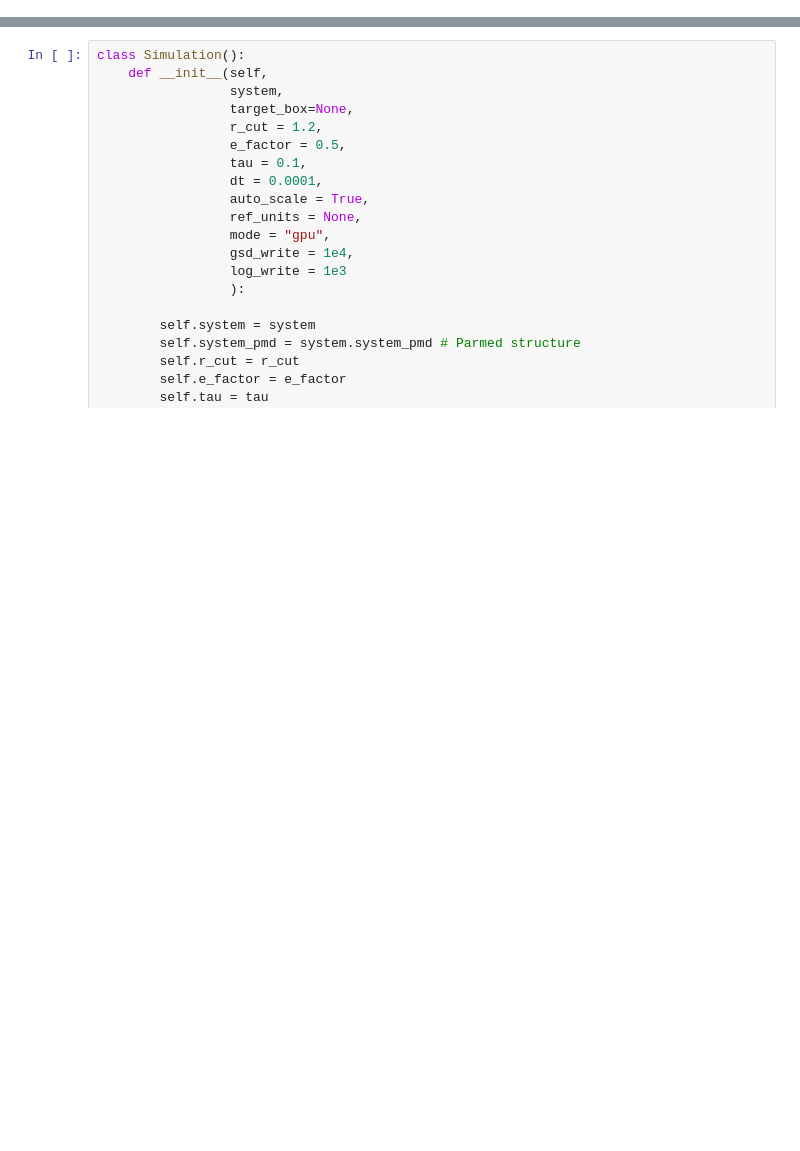
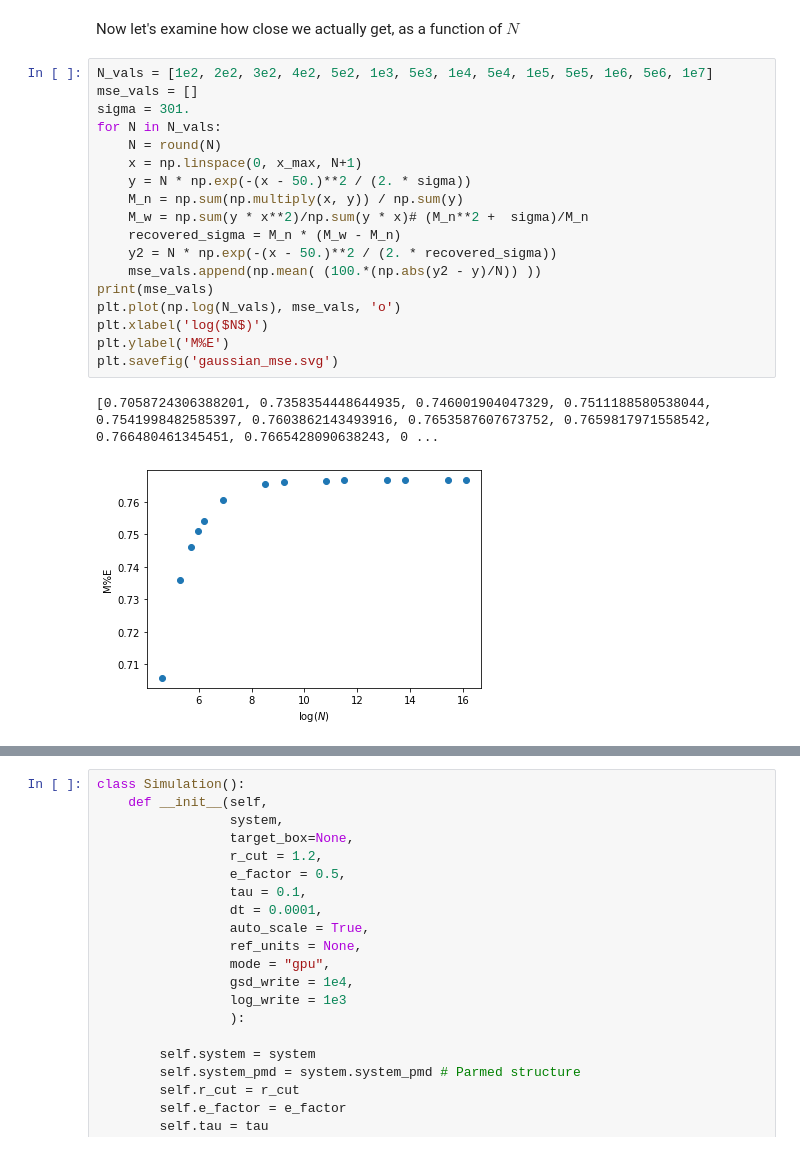
Before and after one commit to cmelab/polybinder, a Jupyter notebook: uli_init/system-init.ipynb, the cells around one changed output, grey strips where cells are left out. Cells and saved outputs as stored; diff of their text form; blank space fills up the shorter version.

```diff
--- a/uli_init/system-init.ipynb
+++ b/uli_init/system-init.ipynb
@@ -47,0 +69,23 @@ Actual sigma: 301.0
+# %% [markdown]
+Now let's examine how close we actually get, as a function of $N$
+# %%
+N_vals = [1e2, 2e2, 3e2, 4e2, 5e2, 1e3, 5e3, 1e4, 5e4, 1e5, 5e5, 1e6, 5e6, 1e7]
+mse_vals = []
+sigma = 301.
+for N in N_vals:
+    N = round(N)
+    x = np.linspace(0, x_max, N+1)
+    y = N * np.exp(-(x - 50.)**2 / (2. * sigma))
+    M_n = np.sum(np.multiply(x, y)) / np.sum(y)
+    M_w = np.sum(y * x**2)/np.sum(y * x)# (M_n**2 +  sigma)/M_n
+    recovered_sigma = M_n * (M_w - M_n)
+    y2 = N * np.exp(-(x - 50.)**2 / (2. * recovered_sigma))
+    mse_vals.append(np.mean( (100.*(np.abs(y2 - y)/N)) ))
+print(mse_vals)
+plt.plot(np.log(N_vals), mse_vals, 'o')
+plt.xlabel('log($N$)')
+plt.ylabel('M%E')
+plt.savefig('gaussian_mse.svg')
+# %% [output]
+[0.7058724306388201, 0.7358354448644935, 0.746001904047329, 0.7511188580538044, 0.7541998482585397, 0.7603862143493916, 0.7653587607673752, 0.7659817971558542, 0.766480461345451, 0.7665428090638243, 0 ...
+[figure, added]
```
Also changed, not shown: parts of 10 cells of this notebook.
